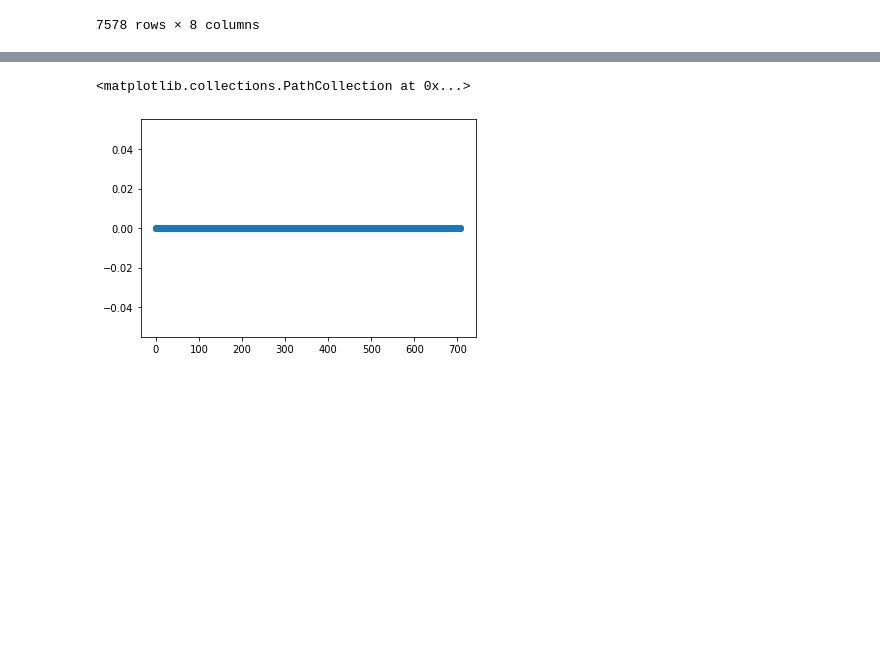
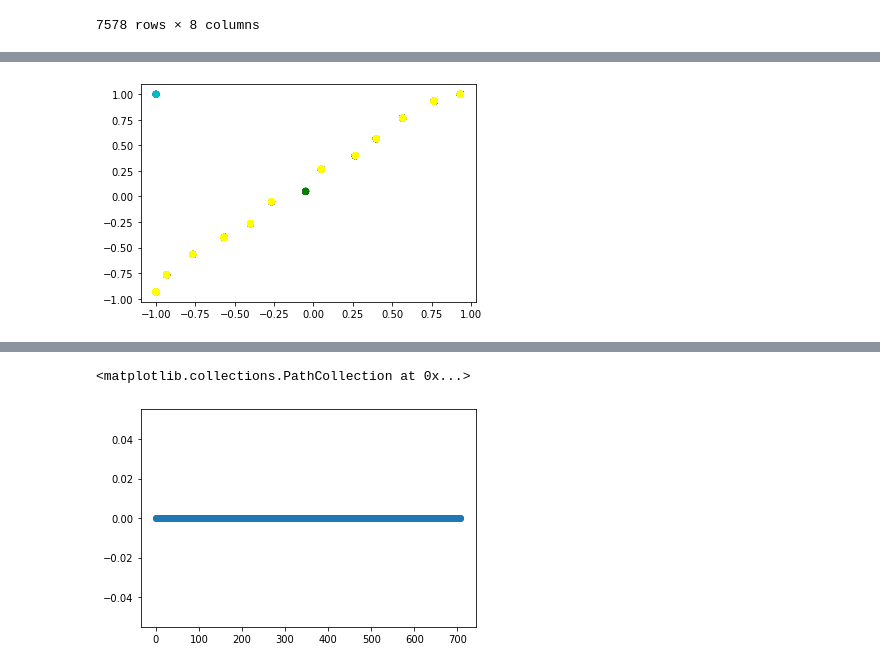
Before and after one commit to charles66820/mcDatapack, a Jupyter notebook: mc.ipynb, the cells around one changed output, grey strips where cells are left out. Saved outputs shown, nothing was run; the diff lists cells and outputs as text; code cells hidden in the pictures; blank space fills up the shorter version.

```diff
--- a/mc.ipynb
+++ b/mc.ipynb
@@ -30,0 +84,4 @@ dataset
+# %%
+showVec(dataset[bNameSelect], "weirdness")
+# %% [output]
+[figure, added]
```
Also changed, not shown: parts of 15 cells of this notebook.
